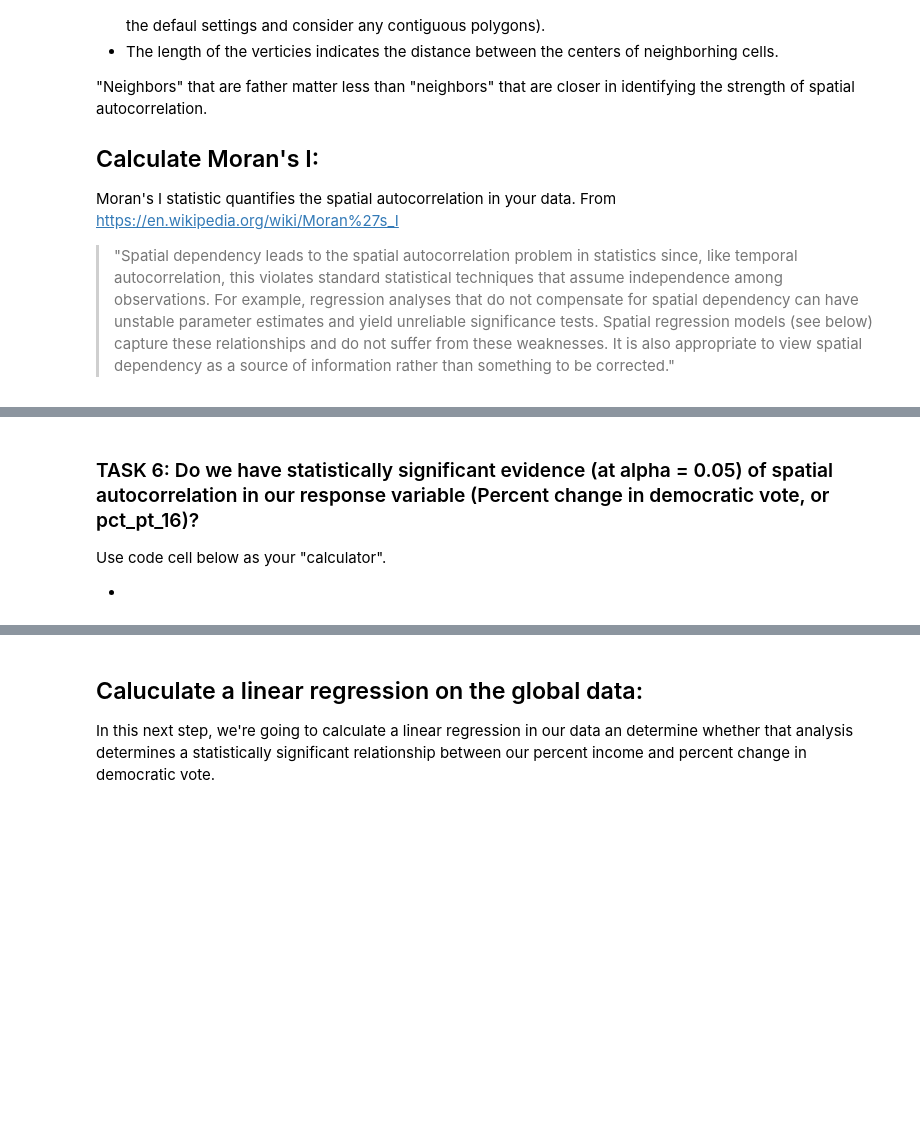
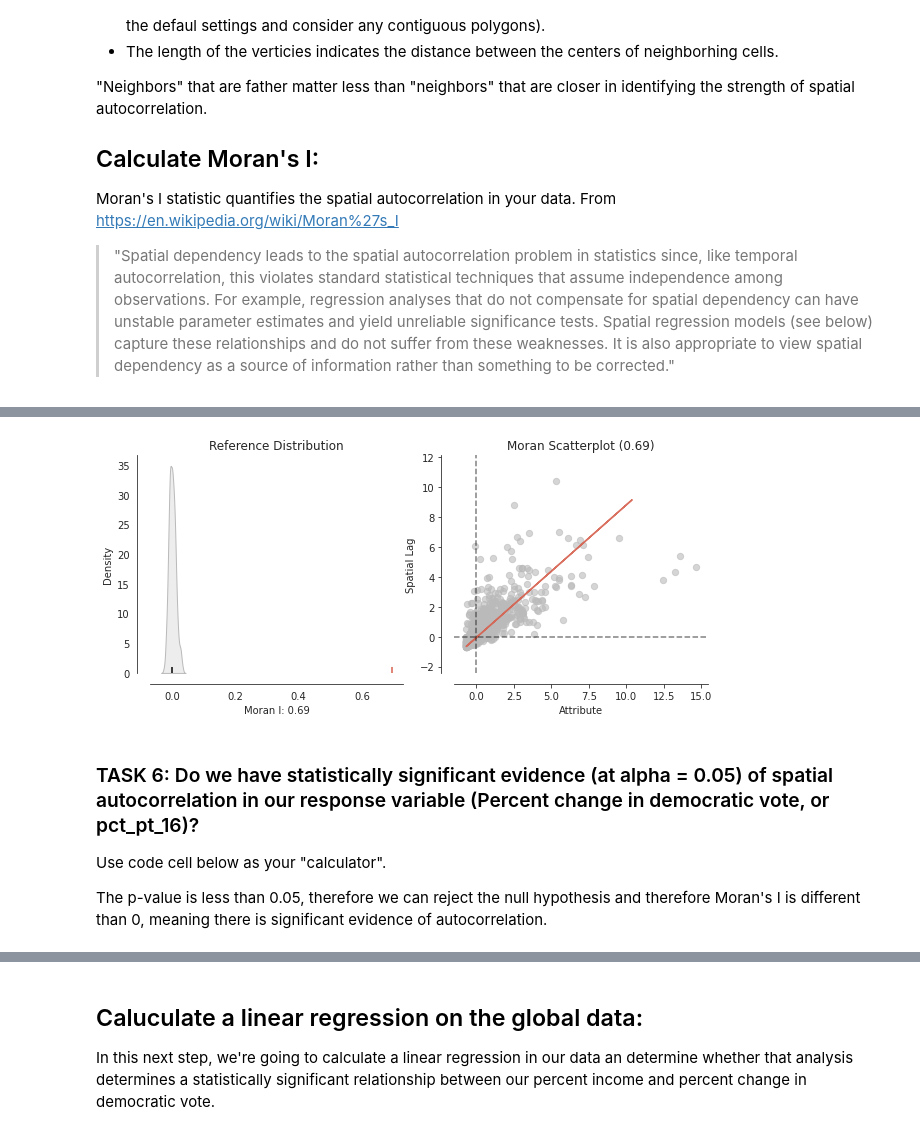
Before and after one commit to nickohl/EnvDatSci22, a Jupyter notebook: CodeSprints/autocorrelation_methods.ipynb, the cells around one changed output, grey strips where cells are left out. Drawn from its saved outputs; the diff is of its cells as text; code cells hidden in the pictures; blank space fills up the shorter version.

```diff
--- a/CodeSprints/autocorrelation_methods.ipynb
+++ b/CodeSprints/autocorrelation_methods.ipynb
@@ -264,13 +274,15 @@ plt.show()
 # %%
 # calculate Moran and plot
 moran_land = Moran(votes['ALAND'], w=weights)
-plot_moran(moran, zstandard=True, figsize=(10,4))
+plot_moran(moran_land, zstandard=True, figsize=(10,4))
 plt.show()
+# %% [output]
+[figure, added]
 # %% [markdown]
 ### TASK 6: Do we have statistically significant evidence (at alpha = 0.05) of spatial autocorrelation in our response variable (Percent change in democratic vote, or pct_pt_16)?
 Use code cell below as your "calculator".
 
-*
+The p-value is less than 0.05, therefore we can reject the null hypothesis and therefore Moran's I is different than 0, meaning there is significant evidence of autocorrelation.
 # %%
 # What is the null hypothesis? Moran's I = 0
 # What is the alternative hypothesis? Moran's I does not equal zero
```
Also changed, not shown: parts of 27 cells of this notebook.
